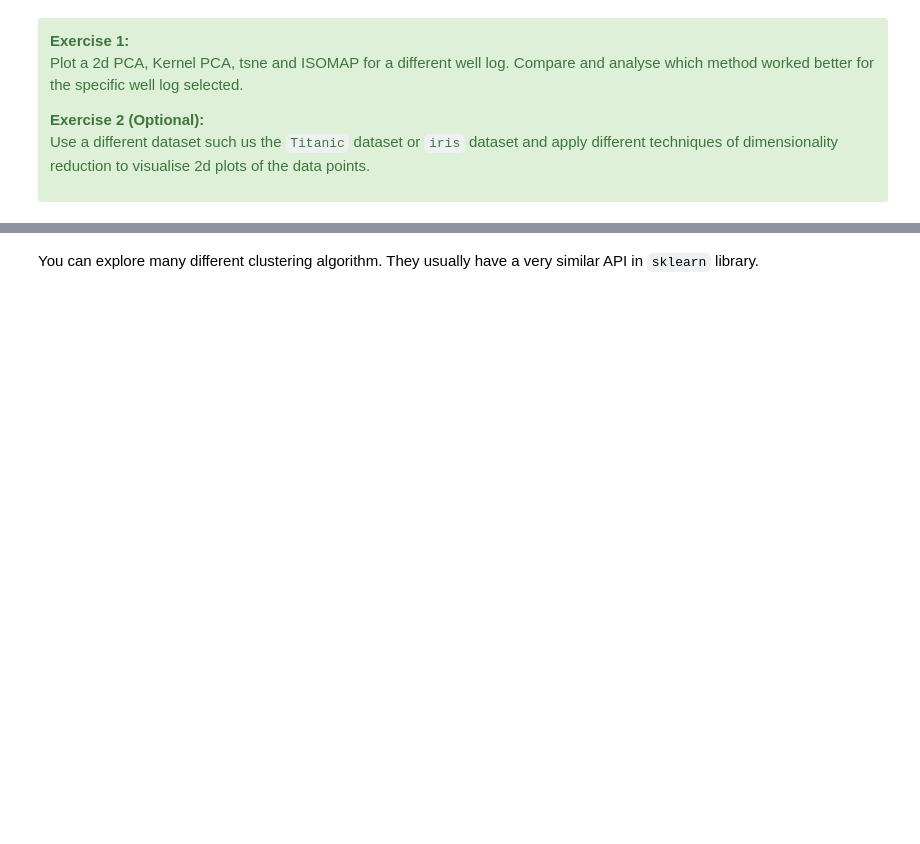
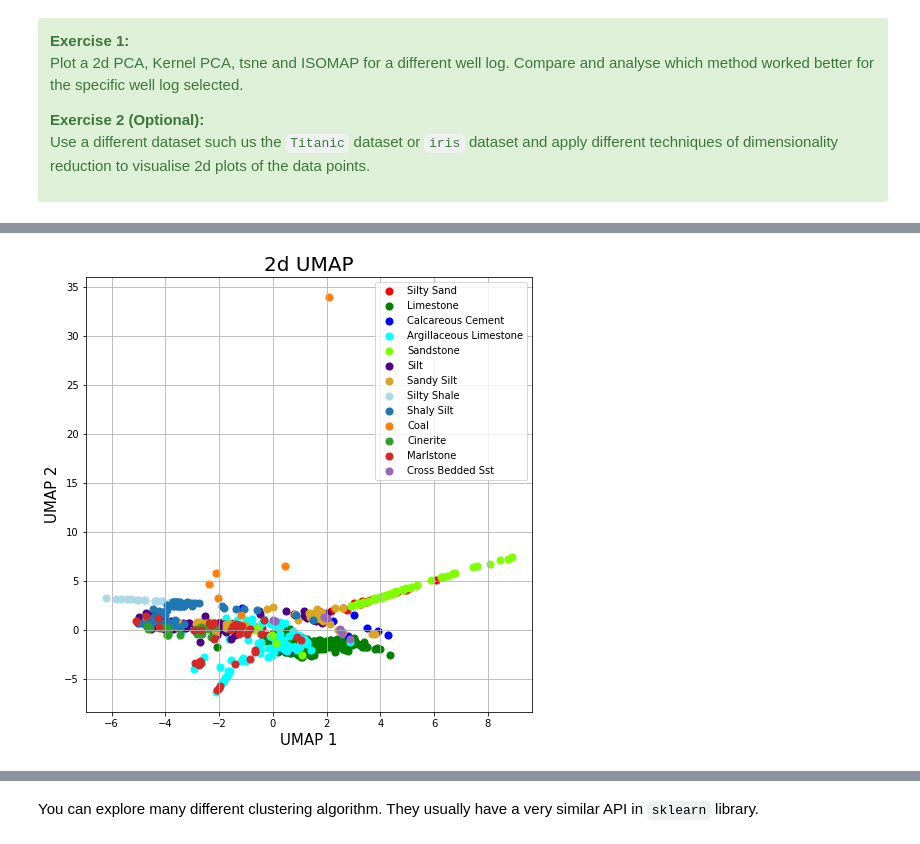
Before and after one commit to 3springs/deep_ml_curriculum, a Jupyter notebook: notebooks/11 Unsupervised/Unsupervised.ipynb, the cells around one changed output, grey strips where cells are left out. Drawn from its saved outputs; the diff is of its cells as text; code cells hidden in the pictures; blank space fills up the shorter version.

Commit message:
Added UMAP example

```diff
--- a/notebooks/11 Unsupervised/Unsupervised.ipynb
+++ b/notebooks/11 Unsupervised/Unsupervised.ipynb
@@ -587,0 +599,13 @@ Use a different dataset such us the `Titanic` dataset or `iris` dataset and appl
+# %%
+# Import umap
+import umap
+reducer = umap.UMAP(n_components=2, random_state=2020)
+umap_X= isomap.fit_transform(X)
+
+# Isomap Dataframe
+umap_df = pd.DataFrame(data=umap_X, columns = ['UMAP 1', 'UMAP 2'])
+# Concat two columns
+final_df = pd.concat([umap_df, y.reset_index()['LITHOLOGY_GEOLINK']], axis=1)
+# Rename column target
+final_df = final_df.rename(columns={'LITHOLOGY_GEOLINK': 'target'})
+final_df.head()
@@ -588,3 +619,20 @@ Use a different dataset such us the `Titanic` dataset or `iris` dataset and appl
+# %%
+fig = plt.figure(figsize = (8,8))
+ax = fig.add_subplot(1,1,1)
+ax.set_xlabel('UMAP 1', fontsize = 15)
+ax.set_ylabel('UMAP 2', fontsize = 15)
+ax.set_title('2d UMAP', fontsize = 20)
+
+for target, color in zip(targets, colors):
+    indicesToKeep = final_df['target'] == target
+    ax.scatter(final_df.loc[indicesToKeep, 'UMAP 1']
+               , final_df.loc[indicesToKeep, 'UMAP 2']
+               , c = color
+               , s = 50)
+ax.legend(targets)
+ax.grid()
+# %% [output]
+[figure, added]
 # %% [markdown]
  <a name="4"></a>
 # 4. Clustering
```
Also changed, not shown: parts of 11 cells of this notebook.
